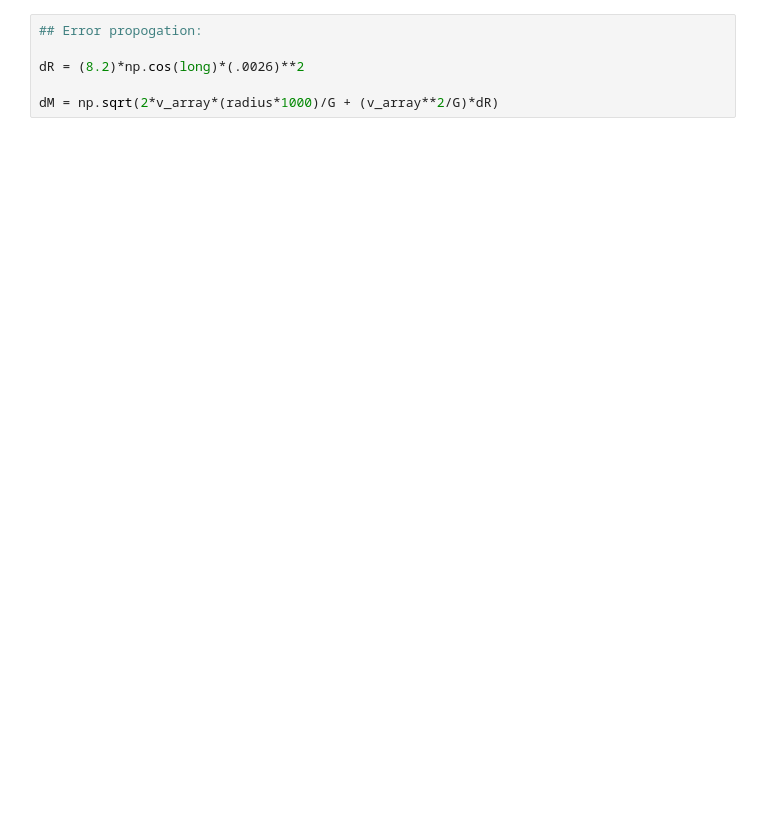
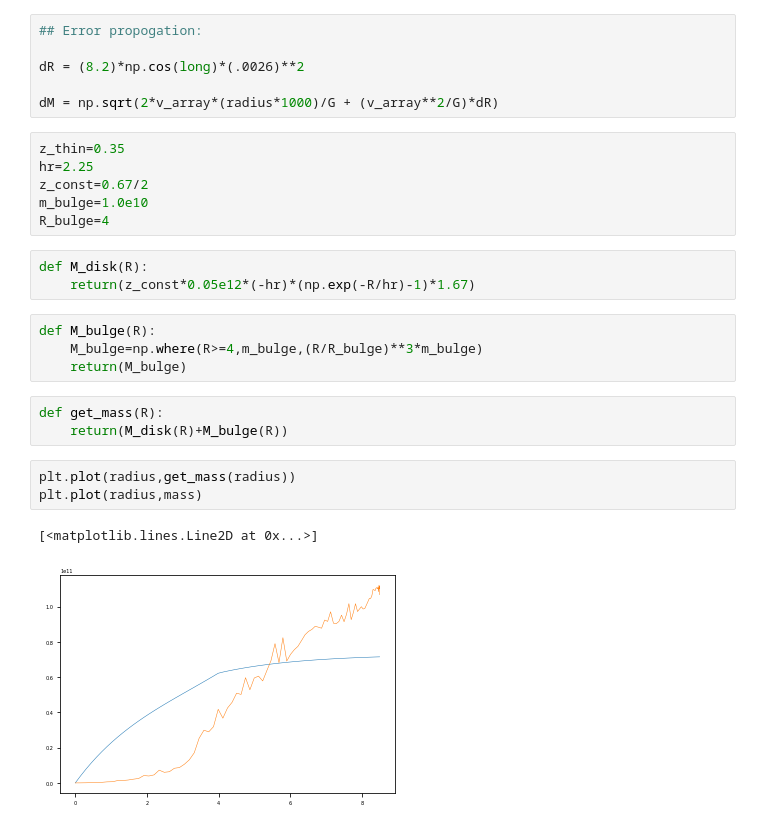
Before and after one commit to c-Foltz/DarkMatter, a Jupyter notebook: lib/PlotAllData_zhou.ipynb, the cells around one changed output. Drawn from its saved outputs; the diff is of its cells as text; blank space fills up the shorter version.

Commit message:
add luminous matter mass curve

```diff
--- a/lib/PlotAllData_zhou.ipynb
+++ b/lib/PlotAllData_zhou.ipynb
@@ -413,3 +415,25 @@ plt.show()
 dR = (8.2)*np.cos(long)*(.0026)**2
 
 dM = np.sqrt(2*v_array*(radius*1000)/G + (v_array**2/G)*dR)
+# %%
+z_thin=0.35
+hr=2.25
+z_const=0.67/2
+m_bulge=1.0e10
+R_bulge=4
+# %%
+def M_disk(R):
+    return(z_const*0.05e12*(-hr)*(np.exp(-R/hr)-1)*1.67)
+# %%
+def M_bulge(R):
+    M_bulge=np.where(R>=4,m_bulge,(R/R_bulge)**3*m_bulge)
+    return(M_bulge)
+# %%
+def get_mass(R):
+    return(M_disk(R)+M_bulge(R))
+# %%
+plt.plot(radius,get_mass(radius))
+plt.plot(radius,mass)
+# %% [output]
+[<matplotlib.lines.Line2D at 0x...>]
+[figure, added]
```
Also changed, not shown: parts of 4 cells of this notebook.
